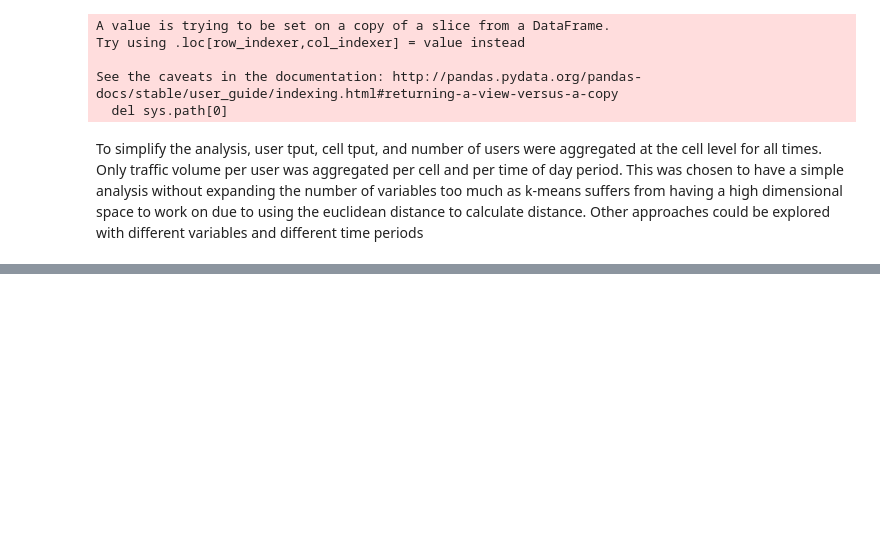
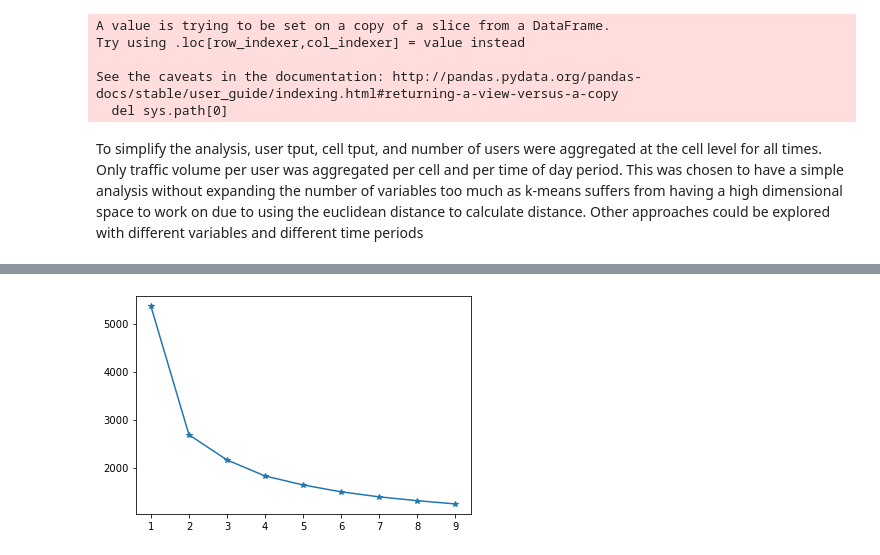
Before and after one commit to athalji/Timeseries_Forecasting_AWS, a Jupyter notebook: data_exploration.ipynb, the cells around one changed output, grey strips where cells are left out. Cells and saved outputs as stored; diff of their text form; code cells hidden in the pictures; blank space fills up the shorter version.

```diff
--- a/data_exploration.ipynb
+++ b/data_exploration.ipynb
@@ -689,7 +411,0 @@ scaled
-# %%
-distortions = []
-K = range(1,10)
-for k in K:
-    kmeanModel = KMeans(n_clusters=k)
-    kmeanModel.fit(scaled)
-    distortions.append(kmeanModel.inertia_)
@@ -705,4 +411,0 @@ plt.show()
-# %%
-
-model = KMeans(n_clusters=2, random_state=42)
-kmeans = model.fit(scaled)
@@ -1089,0 +438,16 @@ use_boxcox False
+# %%
+cluster_merge=cluster_merge.set_index('Cell')
+
+#define five bins to use in qcut
+bin_labels = [1,2,3,4,5]
+cluster_merge['bins_DL_user_tput'] = pd.qcut(cluster_merge['DL user tput'],q=[0, .2, .4, .6, .8, 1],labels=bin_labels)
+cluster_merge['bins_users'] = pd.qcut(cluster_merge['L.Traffic.User.Avg (None)'],q=[0, .2, .4, .6, .8, 1],labels=bin_labels)
+cluster_merge['bins_cell_tput'] = pd.qcut(cluster_merge['DL cell tput'],q=[0, .2, .4, .6, .8, 1],labels=bin_labels)
+cluster_merge['bins_AW_TV'] = pd.qcut(cluster_merge['AW_TV'],q=[0, .2, .4, .6, .8, 1],labels=bin_labels)
+cluster_merge['bins_EB_TV'] = pd.qcut(cluster_merge['EB_TV'],q=[0, .2, .4, .6, .8, 1],labels=bin_labels)
+cluster_merge['bins_EV_TV'] = pd.qcut(cluster_merge['EV_TV'],q=[0, .2, .4, .6, .8, 1],labels=bin_labels)
+cluster_merge['bins_NO_TV'] = pd.qcut(cluster_merge['NO_TV'],q=[0, .2, .4, .6, .8, 1],labels=bin_labels)
+cluster_merge['bins_WH_TV'] = pd.qcut(cluster_merge['WH_TV'],q=[0, .2, .4, .6, .8, 1],labels=bin_labels)
+
+scaled=cluster_merge[['bins_DL_user_tput','bins_users','bins_cell_tput','bins_AW_TV','bins_EB_TV','bins_EV_TV',
+                     'bins_NO_TV','bins_WH_TV']]
@@ -1089,0 +458,17 @@ use_boxcox False
+# %%
+
+clusters = []
+inertia_vals = []
+
+for k in range(1, 10, 1):
+
+    # train clustering with the specified K
+    model = KMeans(n_clusters=k,  n_jobs=10)
+    model.fit(scaled)
+    inertia_vals.append(model.inertia_)
+
+# plot the inertia vs K values
+plt.plot(range(1,10,1),inertia_vals,marker='*')
+plt.show()
+# %% [output]
+[figure, added]
```
Also changed, not shown: parts of 67 cells of this notebook, 1 other file.
